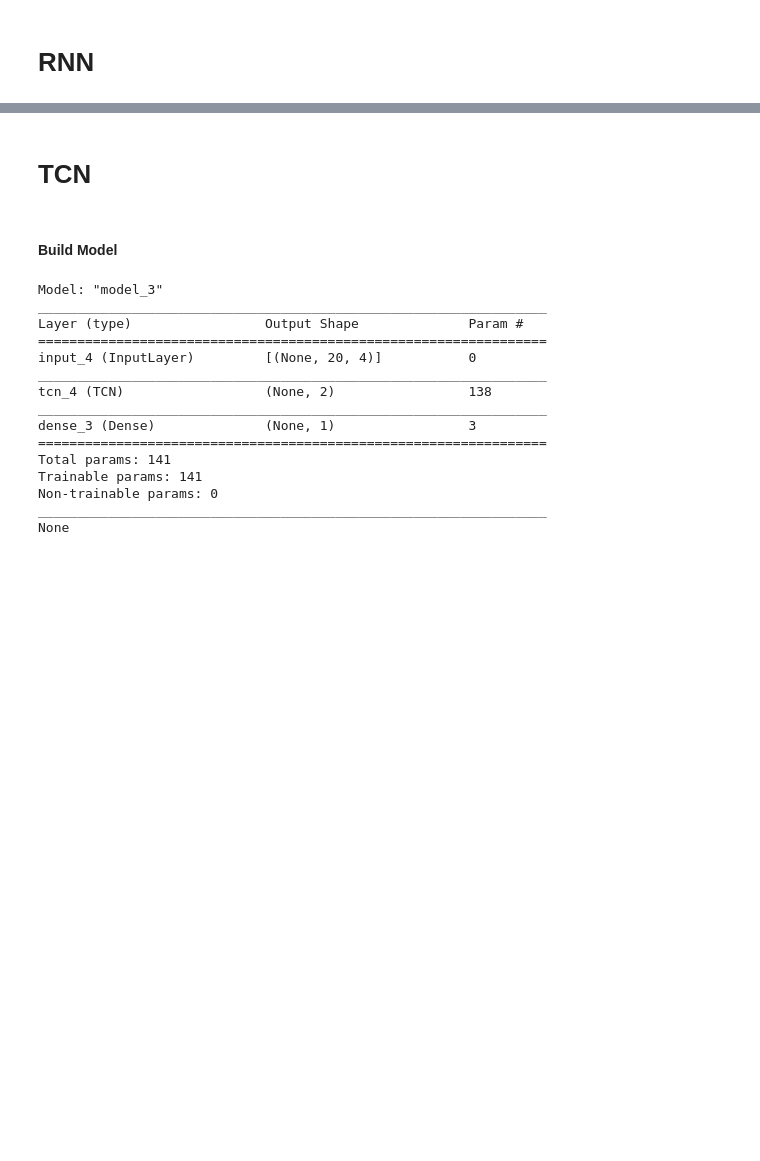
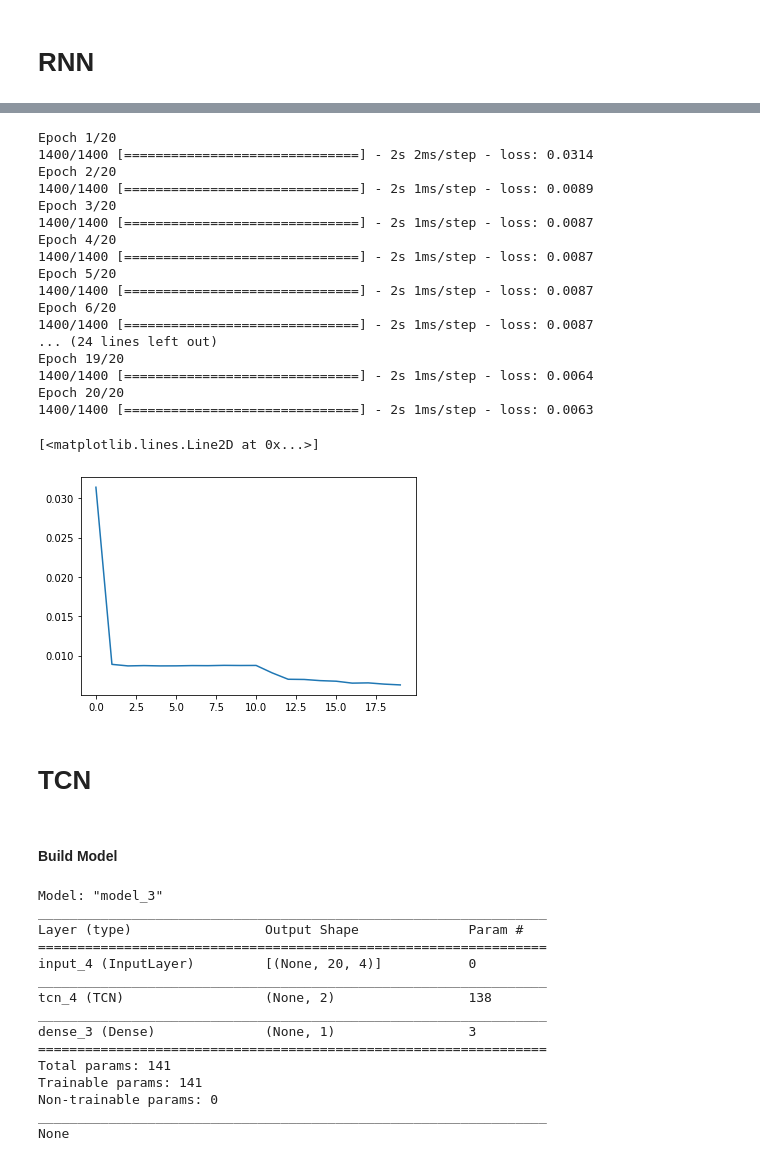
Before and after one commit to negargolestani/kinect_motion_tracking, a Jupyter notebook: regression_rnn.ipynb, the cells around one changed output, grey strips where cells are left out. Cells and saved outputs as stored; diff of their text form; code cells hidden in the pictures; blank space fills up the shorter version.

```diff
--- a/regression_rnn.ipynb
+++ b/regression_rnn.ipynb
@@ -140,3 +68,35 @@ loss = regressor.train(train_synth_data, step=None, epochs=3)
+# %%
+class CNN(object):
+        ######################################################################################################
+    def __init__(self, input_shape, strides, **params ):
+        np.random.seed(7)
+        self.input_shape = input_shape
+        self.strides = strides
+        self.build_model(**params)
+    ######################################################################################################
+    def build_model(self, activation='softmax', optimizer='adam', loss='mean_squared_error', dropout=0):
+        self.model = Sequential()
+        self.model.add(Conv1D( filters=20, kernel_size=30, strides=self.strides, activation=activation, padding='same', input_shape=self.input_shape))
+        self.model.add(Conv1D( filters=10, kernel_size=20, strides=self.strides, activation=activation, padding='same'))
+        self.model.add(Conv1D( filters=5, kernel_size=10, strides=self.strides, activation=activation, padding='same'))
+        # self.model.add(MaxPooling1D(pool_size=2))
+        self.model.add(BatchNormalization())
+        self.model.add(Flatten())
+        self.model.add(Dense(1000, activation=activation))
+        self.model.add(Dropout(dropout))
+        self.model.add(Dense(500, activation=activation))
+        self.model.add(Dense(self.input_shape[0]))
+        self.model.compile(loss=loss, optimizer=optimizer)
+        print(self.model.summary())
+        return
+    ######################################################################################################
+    def train(self, train_data, **params):
+        history = self.model.fit( train_data.X, train_data.Y, **params)
+        return history
+    ######################################################################################################
+    def predict(self, X):
+        return self.model.predict(X[:, :self.input_shape[0]])
+# CNN
 # %%
 data,_ = test_synth_data.split(ratio=.02)
 # data = DATA( dataset_name='arduino', features=['synth_vind_1', 'synth_vind_2'], target='center_1')
@@ -159,0 +128,9 @@ for (y_true, y_pred) in zip(data.Y, predictions):
+# %%
+regressor = CNN(
+    input_shape = np.shape(train_synth_data.X)[1:],
+    strides = 1,
+    activation = 'softmax',
+    optimizer = tf.keras.optimizers.Adam( learning_rate=0.01, beta_1=0.9, beta_2=0.999, epsilon=1e-07),
+    loss = 'mean_squared_error',
+    dropout = 0.3
+)
@@ -160,3 +155,26 @@ for (y_true, y_pred) in zip(data.Y, predictions):
+# %%
+history = regressor.train(train_synth_data, epochs=20, verbose=1)
+plt.plot(history.history['loss'])
+# %% [output]
+Epoch 1/20
+1400/1400 [==============================] - 2s 2ms/step - loss: 0.0314
+Epoch 2/20
+1400/1400 [==============================] - 2s 1ms/step - loss: 0.0089
+Epoch 3/20
+1400/1400 [==============================] - 2s 1ms/step - loss: 0.0087
+Epoch 4/20
+1400/1400 [==============================] - 2s 1ms/step - loss: 0.0087
+Epoch 5/20
+1400/1400 [==============================] - 2s 1ms/step - loss: 0.0087
+Epoch 6/20
+1400/1400 [==============================] - 2s 1ms/step - loss: 0.0087
+... (24 lines left out)
+Epoch 19/20
+1400/1400 [==============================] - 2s 1ms/step - loss: 0.0064
+Epoch 20/20
+1400/1400 [==============================] - 2s 1ms/step - loss: 0.0063
+[<matplotlib.lines.Line2D at 0x...>]
+[figure, added]
 # %% [markdown]
 # TCN
 # %% [markdown]
```
Also changed, not shown: parts of 13 cells of this notebook, 18 other files.
